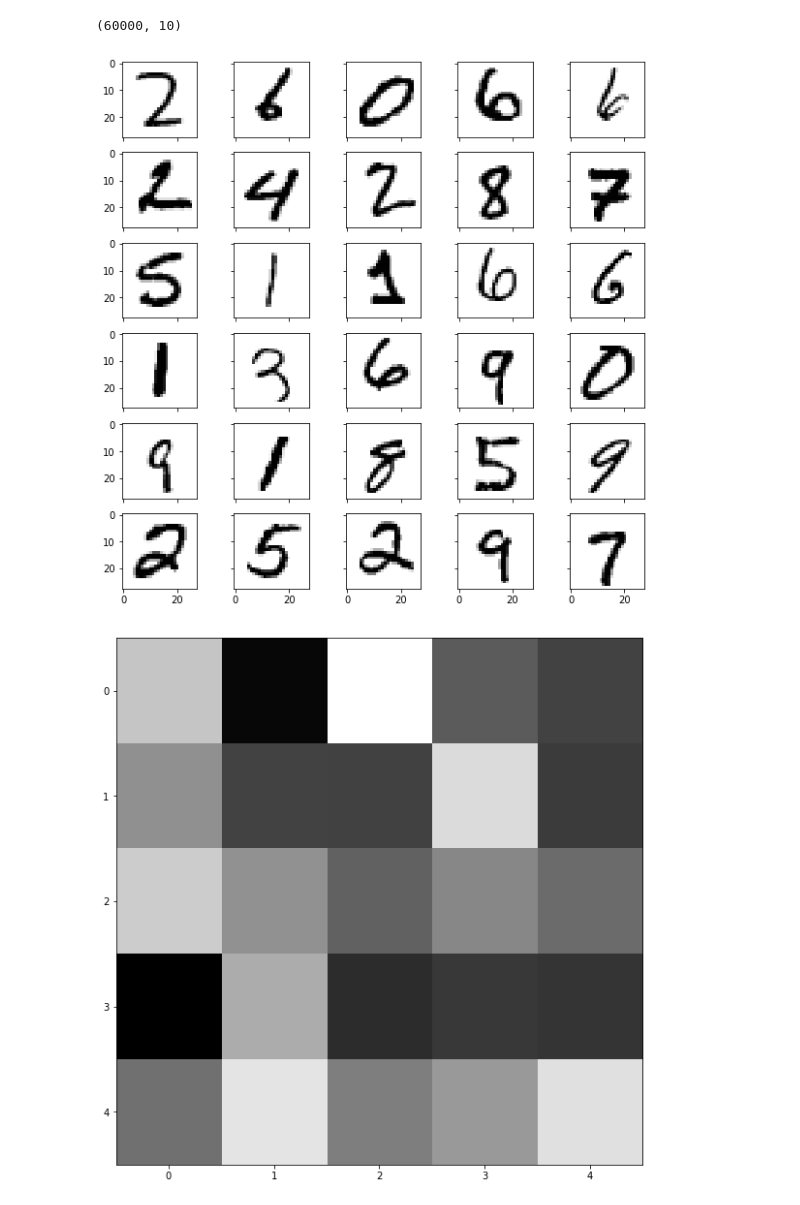
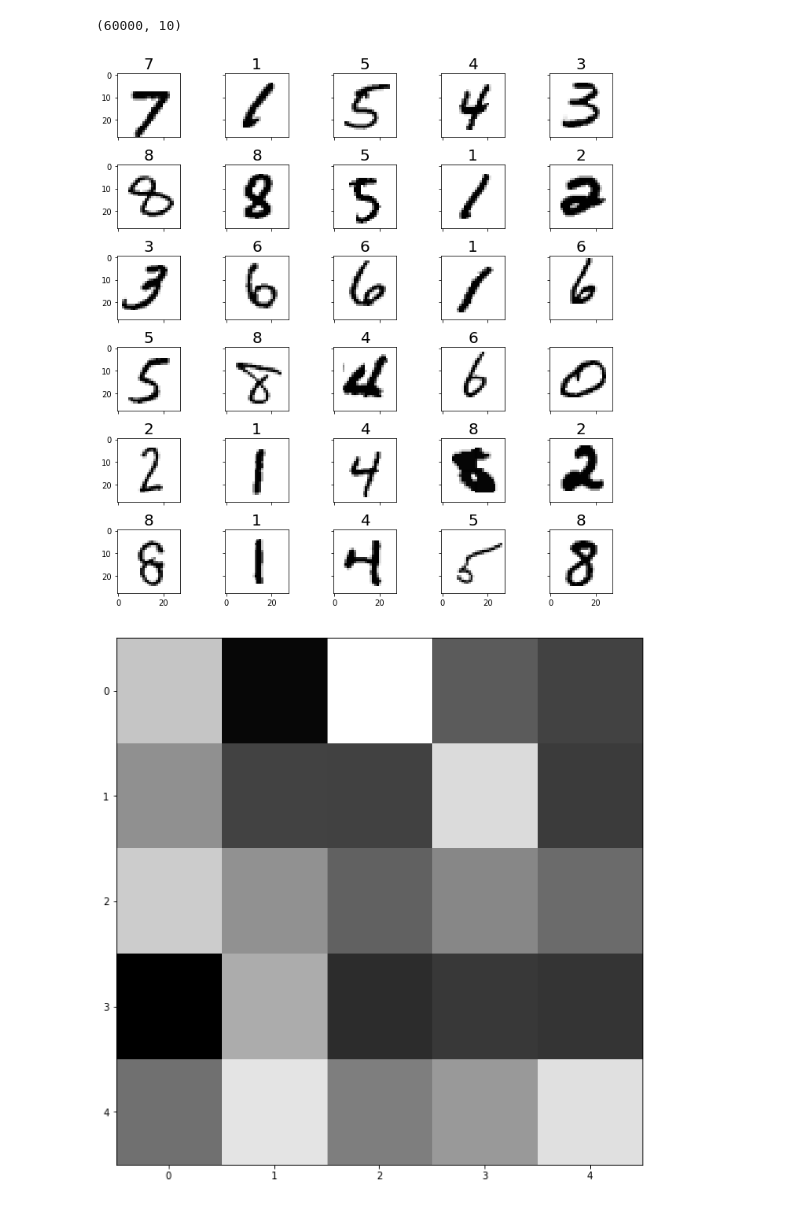
Before and after one commit to edublancas/trojan-defender, a Jupyter notebook: experiments/dataset-viz.ipynb, the cells around one changed output. Saved outputs shown, nothing was run; the diff lists cells and outputs as text; code cells hidden in the pictures.

```diff
--- a/experiments/dataset-viz.ipynb
+++ b/experiments/dataset-viz.ipynb
@@ -22,9 +22,9 @@ y_train.shape
 # %% [output]
 (60000, 10)
 # %%
-plot.grid(x_train)
+plot.grid(x_train, y_train_cat)
 # %% [output]
-[figure, old version]
+[figure, new version]
 # %%
 a_patch = patch.make_random_grayscale(5, 5)
 plot.image(a_patch)
```
Also changed, not shown: parts of 4 cells of this notebook, 2 other files.
